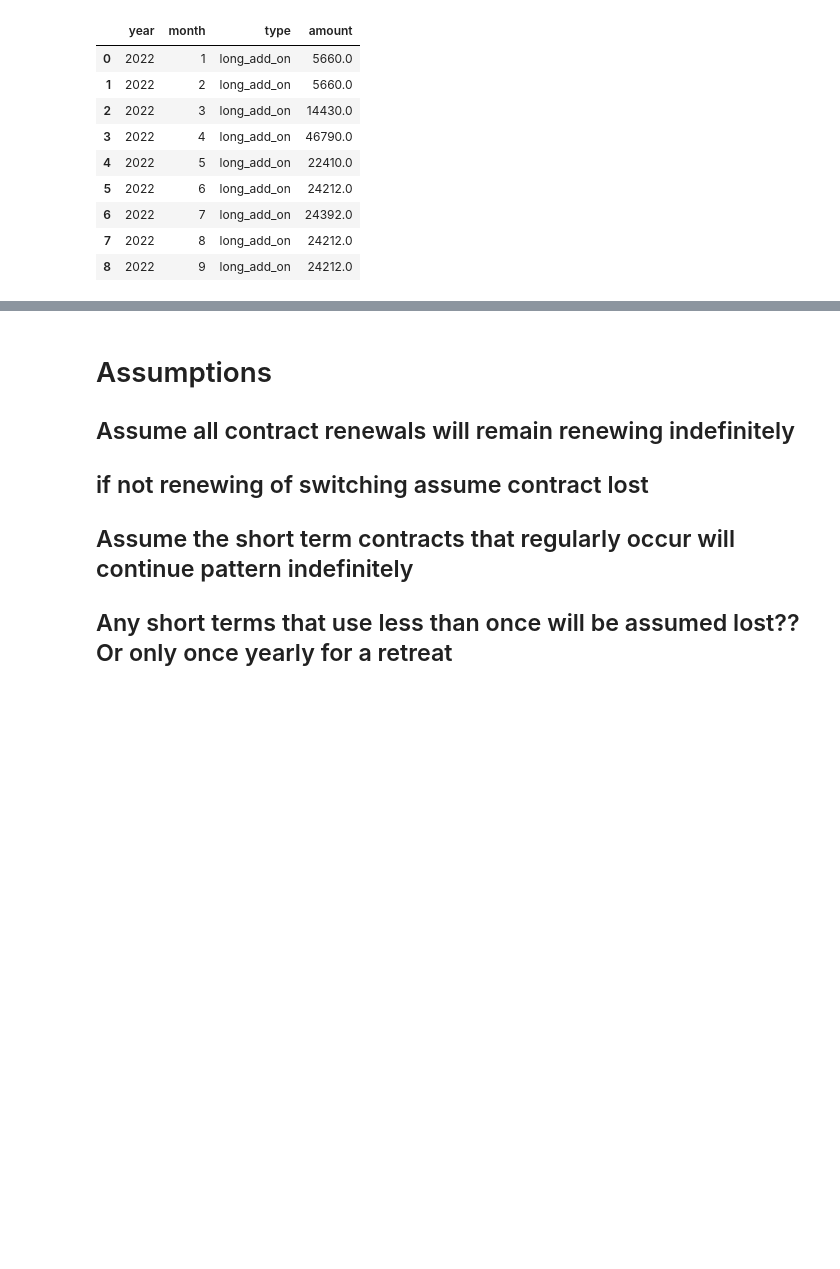
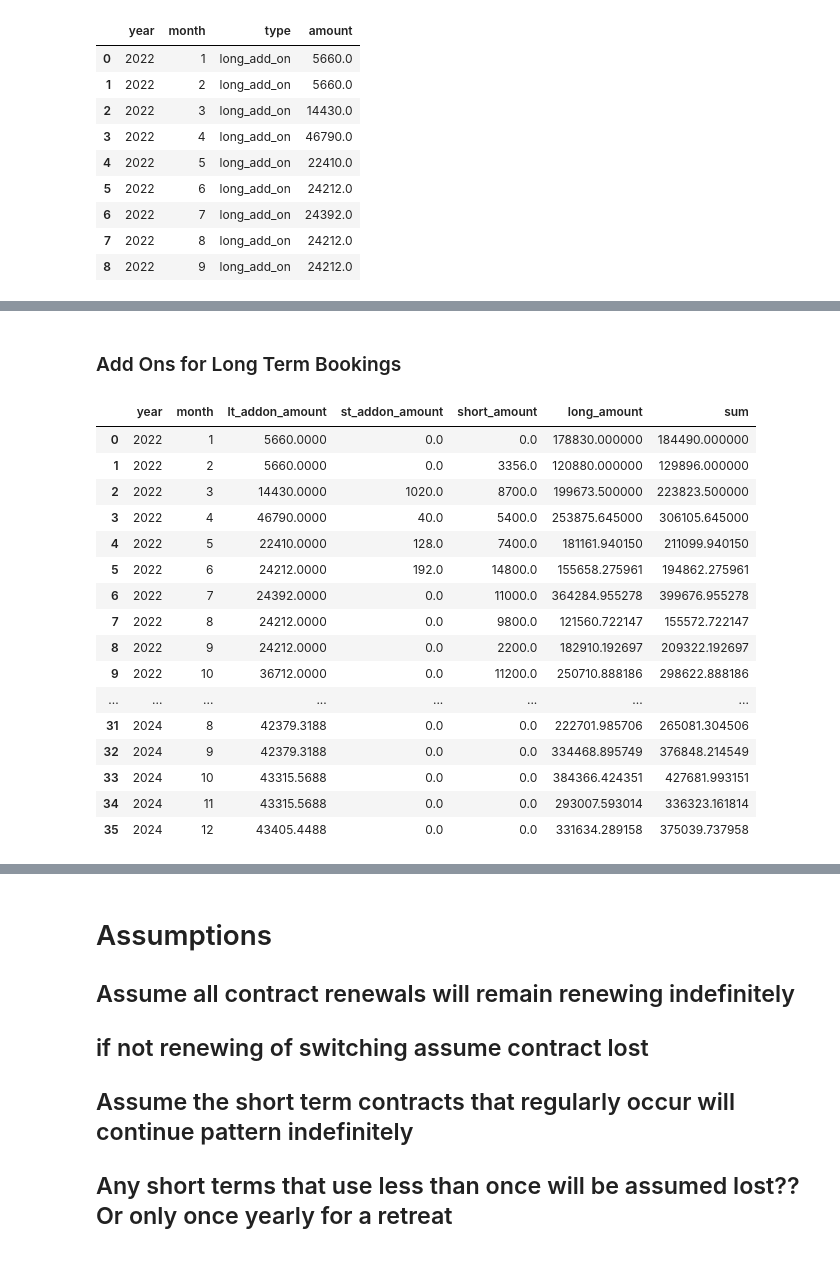
Before and after one commit to njw27/codi_pres, a Jupyter notebook: codi_nb.ipynb, the cells around one changed output, grey strips where cells are left out. Cells and saved outputs as stored; diff of their text form; code cells hidden in the pictures; blank space fills up the shorter version.

Commit message:
excel export

```diff
--- a/codi_nb.ipynb
+++ b/codi_nb.ipynb
@@ -1095,0 +1124,6 @@ add_on_long_monthly_q3
+# %%
+long_monthly_all = cleaned_long.reset_index()
+long_monthly_all = long_monthly_all[["year", "month", "amount"]]
+long_monthly_all = long_monthly_all.rename(columns={"amount": "long_amount"})
+
+long_monthly_all
@@ -1095,0 +1150,6 @@ add_on_long_monthly_q3
+# %%
+add_on_short_monthly_all = add_ons_short_monthly.reset_index()
+
+add_on_short_monthly_all = add_on_short_monthly_all[["year", "month", "amount"]]
+add_on_short_monthly_all = add_on_short_monthly_all.rename(columns={"amount": "st_addon_amount"})
+add_on_short_monthly_all
@@ -1095,0 +1162,46 @@ add_on_long_monthly_q3
+# %% [markdown]
+### Add Ons for Long Term Bookings
+# %%
+add_on_long_monthly_all = cleaned_addon_lt.reset_index()
+add_on_long_monthly_all = add_on_long_monthly_all[["year", "month", "amount"]]
+
+add_on_long_monthly_all = add_on_long_monthly_all.rename(columns={"amount": "lt_addon_amount"})
+
+# add_on_long_monthly_all.groupby(["year","month"]).sum()
+# %%
+addons = add_on_long_monthly_all.merge(add_on_short_monthly_all, how="left")
+add_short = addons.merge(short_monthly_all, how="left")
+
+all_monthly_no_grow = add_short.merge(long_monthly_all, how="left")
+all_monthly_no_grow.fillna(0, inplace=True)
+def adding_up(lta,sta,s,l):
+    return lta+sta+s+l
+all_monthly_no_grow["sum"] = all_monthly_no_grow.apply(lambda x: adding_up(lta = x.lt_addon_amount, \
+                                                                        sta = x.st_addon_amount,\
+                                                                   s = x.short_amount, l = x.long_amount), axis=1)
+
+all_monthly_no_grow
+# all_monthly_no_grow.to_excel("output.xlsx")
+# Export to CSV and mess around in Excel
+
+
+# amng = all_monthly_no_grow.groupby(["year","month"]).sum()
+# amng
+# %% [output]
+|  | year | month | lt_addon_amount | st_addon_amount | short_amount | long_amount | sum |
+| 0 | 2022 | 1 | 5660.0000 | 0.0 | 0.0 | 178830.000000 | 184490.000000 |
+| 1 | 2022 | 2 | 5660.0000 | 0.0 | 3356.0 | 120880.000000 | 129896.000000 |
+| 2 | 2022 | 3 | 14430.0000 | 1020.0 | 8700.0 | 199673.500000 | 223823.500000 |
+| 3 | 2022 | 4 | 46790.0000 | 40.0 | 5400.0 | 253875.645000 | 306105.645000 |
+| 4 | 2022 | 5 | 22410.0000 | 128.0 | 7400.0 | 181161.940150 | 211099.940150 |
+| 5 | 2022 | 6 | 24212.0000 | 192.0 | 14800.0 | 155658.275961 | 194862.275961 |
+| 6 | 2022 | 7 | 24392.0000 | 0.0 | 11000.0 | 364284.955278 | 399676.955278 |
+| 7 | 2022 | 8 | 24212.0000 | 0.0 | 9800.0 | 121560.722147 | 155572.722147 |
+| 8 | 2022 | 9 | 24212.0000 | 0.0 | 2200.0 | 182910.192697 | 209322.192697 |
+| 9 | 2022 | 10 | 36712.0000 | 0.0 | 11200.0 | 250710.888186 | 298622.888186 |
+| ... | ... | ... | ... | ... | ... | ... | ... |
+| 31 | 2024 | 8 | 42379.3188 | 0.0 | 0.0 | 222701.985706 | 265081.304506 |
+| 32 | 2024 | 9 | 42379.3188 | 0.0 | 0.0 | 334468.895749 | 376848.214549 |
+| 33 | 2024 | 10 | 43315.5688 | 0.0 | 0.0 | 384366.424351 | 427681.993151 |
+| 34 | 2024 | 11 | 43315.5688 | 0.0 | 0.0 | 293007.593014 | 336323.161814 |
+| 35 | 2024 | 12 | 43405.4488 | 0.0 | 0.0 | 331634.289158 | 375039.737958 |
```
Also changed, not shown: parts of 13 cells of this notebook, 2 other files.
